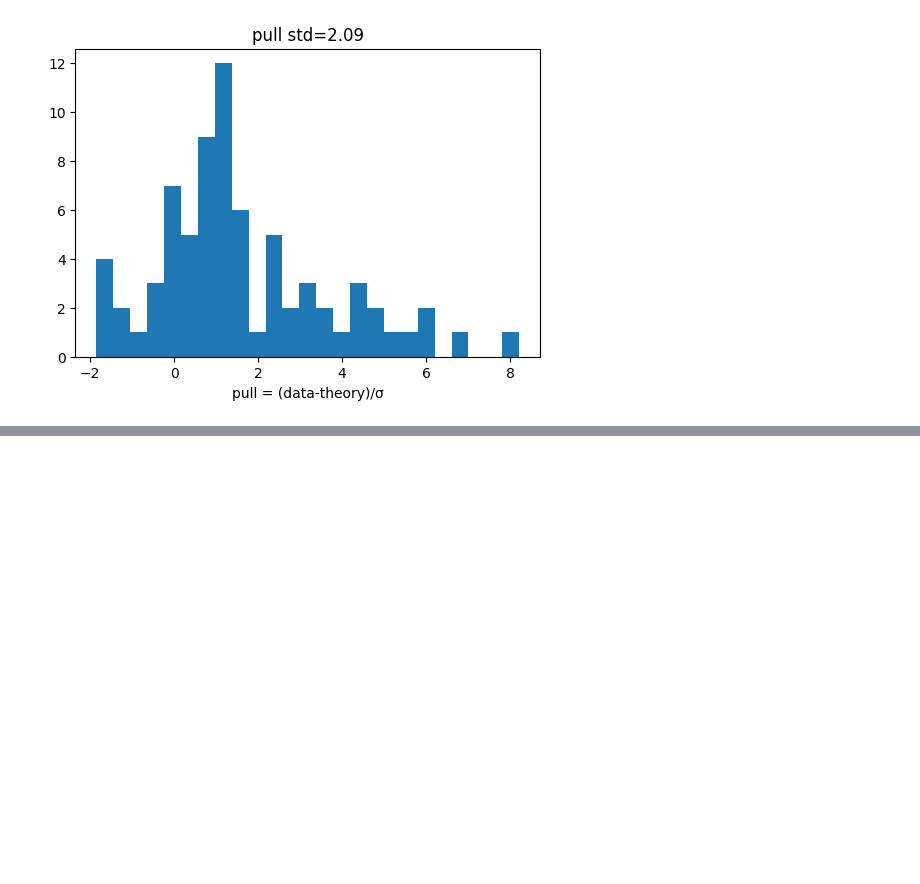
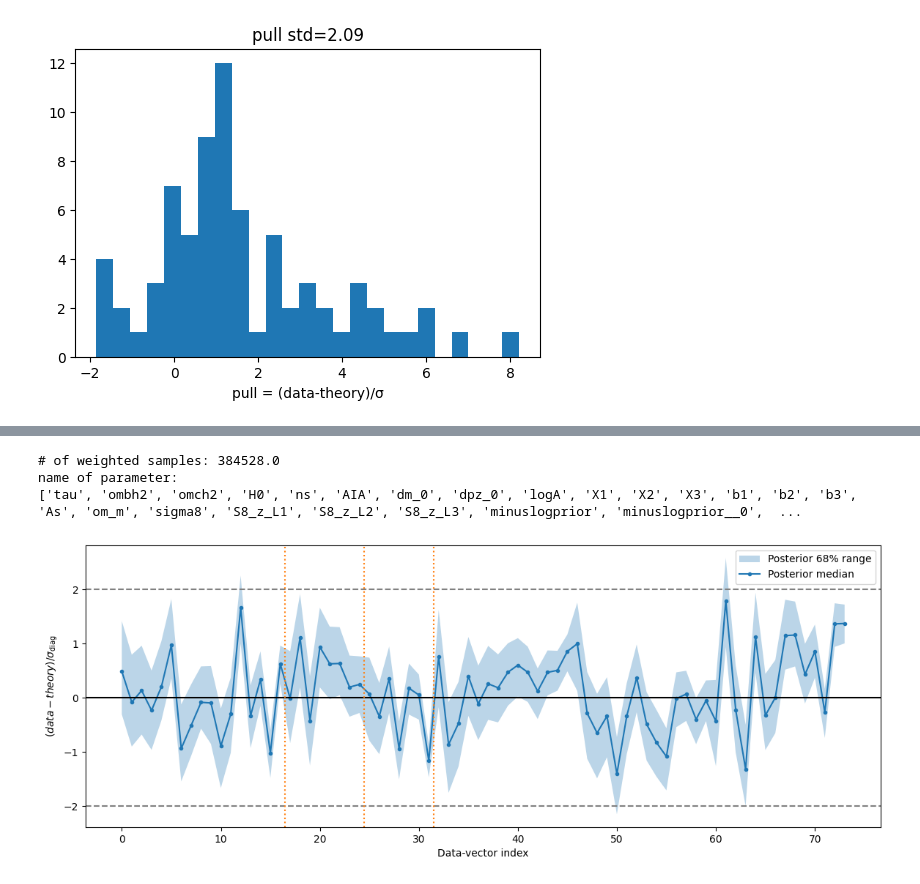
Before and after one commit to stone0624/cosmic_S8_project, a Jupyter notebook: notebooks/theory_vector_notebook_ver2.ipynb, the cells around one changed output, grey strips where cells are left out. Saved outputs shown, nothing was run; the diff lists cells and outputs as text; code cells hidden in the pictures; blank space fills up the shorter version.

```diff
--- a/notebooks/theory_vector_notebook_ver2.ipynb
+++ b/notebooks/theory_vector_notebook_ver2.ipynb
@@ -599 +590,17 @@ using the chain values of α_psf and β_psf.
 [figure]
+# %%
+from getdist import loadMCSamples
+
+chain_root = "/home/weichen/cosmo_practice/chains/chains_kawas/hsc_lens_only_study"
+samples = loadMCSamples(
+    chain_root,
+    settings={"ignore_rows": 0.3}
+)
+
+print("# of weighted samples:", samples.weights.sum())
+print("name of parameter:")
+print(samples.getParamNames().list())
+# %% [output]
+# of weighted samples: 384528.0
+name of parameter:
+['tau', 'ombh2', 'omch2', 'H0', 'ns', 'AIA', 'dm_0', 'dpz_0', 'logA', 'X1', 'X2', 'X3', 'b1', 'b2', 'b3', 'As', 'om_m', 'sigma8', 'S8_z_L1', 'S8_z_L2', 'S8_z_L3', 'minuslogprior', 'minuslogprior__0',  ...
@@ -599,0 +639,38 @@ using the chain values of α_psf and β_psf.
+# %%
+pull_draws = (data_vec[None, :] - theory_draws) / err[None, :]
+pull16, pull50, pull84 = np.percentile(
+    pull_draws,
+    [16, 50, 84],
+    axis=0
+)
+x = np.arange(len(data_vec))
+plt.figure(figsize=(14, 5))
+plt.fill_between(
+    x,
+    pull16,
+    pull84,
+    alpha=0.3,
+    label="Posterior 68% range"
+)
+
+plt.plot(
+    x,
+    pull50,
+    marker="o",
+    markersize=3,
+    label="Posterior median"
+)
+
+plt.axhline(0, color="black")
+plt.axhline(2, color="gray", linestyle="--")
+plt.axhline(-2, color="gray", linestyle="--")
+
+for boundary in [16.5, 24.5, 31.5]:
+    plt.axvline(boundary, color="tab:orange", linestyle=":")
+
+plt.xlabel("Data-vector index")
+plt.ylabel(r"$(data-theory)/\sigma_{\rm diag}$")
+plt.legend()
+plt.show()
+# %% [output]
+[figure, added]
```
Also changed, not shown: parts of 11 cells of this notebook.
